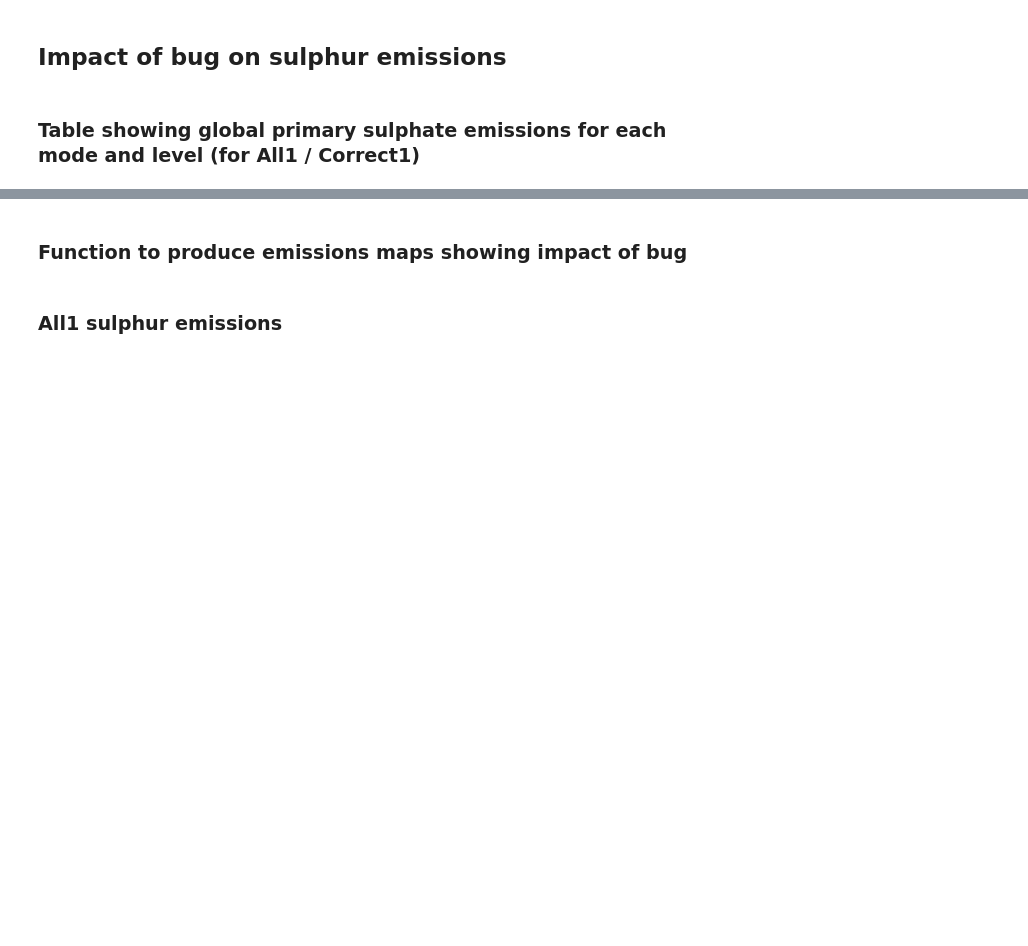
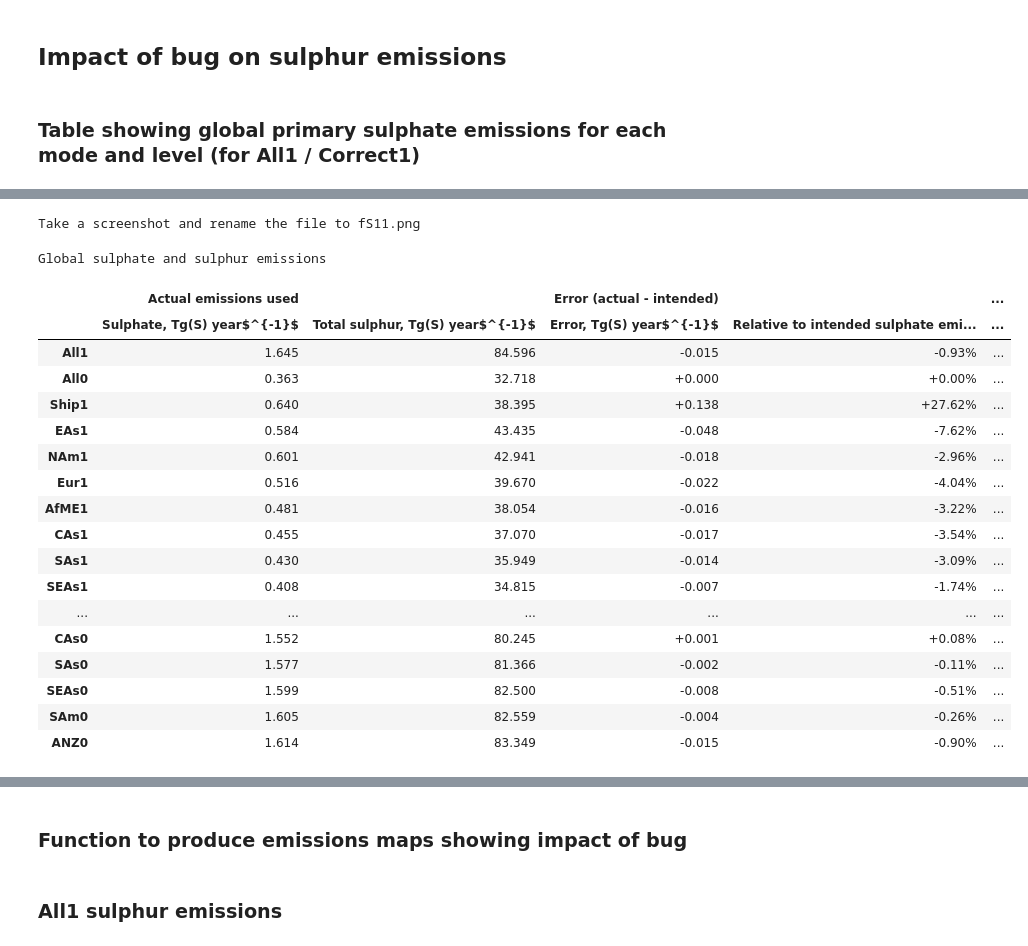
Before and after one commit to grandey/draft2017a-region-rfp, a Jupyter notebook: emissions_bug_draft2017a.ipynb, the cells around one changed output, grey strips where cells are left out. Saved outputs shown, nothing was run; the diff lists cells and outputs as text; code cells hidden in the pictures; blank space fills up the shorter version.

```diff
--- a/emissions_bug_draft2017a.ipynb
+++ b/emissions_bug_draft2017a.ipynb
@@ -162,0 +170,20 @@ Take a screenshot and rename the file to fS10.png
+# %%
+# Load land fraction for land-ocean masking
+landfrac = lib_draft2017a.load_landfrac()
+# If lon/lat not identical to emissions lon/lat, attempt to reindex
+dms = lib_draft2017a.load_emissions('dms', 'both', scenario=scenario)
+if climapy.xr_check_lon_lat_match(landfrac, dms) is not True:
+    print('Lon/lat coordinates not exactly equal. Attempting to reindex.')
+    landfrac = landfrac.reindex_like(dms, method='nearest', tolerance=1e-3)
+    if climapy.xr_check_lon_lat_match(landfrac, data) is not True:
+        print('Failed to reindex lon/lat coordinates!')
+    else:
+        print('Reindexing successful.')
+# Create land and ocean masks (containing 1s and 0s)
+land_ones = xr.where(landfrac == 1., 1, 0)  # 100% land
+ocean_ones = xr.where(landfrac == 0., 1, 0)  # 100% ocean
+coastal_ones = xr.where((landfrac > 0.) & (landfrac < 1.), 1, 0)  # mixed land and ocean
+# Print percentage of globe identified as land-only, ocean-only, and coastal
+print('land-only: {:.1%}'.format(float(climapy.xr_area_weighted_stat(land_ones, stat='mean'))))
+print('ocean-only: {:.1%}'.format(float(climapy.xr_area_weighted_stat(ocean_ones, stat='mean'))))
+print('"coastal": {:.1%}'.format(float(climapy.xr_area_weighted_stat(coastal_ones, stat='mean'))))
@@ -273,0 +306,28 @@ Take a screenshot and rename the file to fS11.png
+# %%
+# Display the table for both (land & ocean)
+# Note: the table may not be properly rendered when viewed on GitHub
+# Also print reminder to take screenshot
+print('Take a screenshot and rename the file to fS{:02}.png'.format(supp_figure_counter))
+supp_figure_counter += 1
+styler_dict['both']
+# %% [output]
+Take a screenshot and rename the file to fS11.png
+Global sulphate and sulphur emissions
+|  | Actual emissions used |  | Error (actual - intended) |  | ... |
+|  | Sulphate, Tg(S) year$^{-1}$ | Total sulphur, Tg(S) year$^{-1}$ | Error, Tg(S) year$^{-1}$ | Relative to intended sulphate emi... | ... |
+| All1 | 1.645 | 84.596 | -0.015 | -0.93% | ... |
+| All0 | 0.363 | 32.718 | +0.000 | +0.00% | ... |
+| Ship1 | 0.640 | 38.395 | +0.138 | +27.62% | ... |
+| EAs1 | 0.584 | 43.435 | -0.048 | -7.62% | ... |
+| NAm1 | 0.601 | 42.941 | -0.018 | -2.96% | ... |
+| Eur1 | 0.516 | 39.670 | -0.022 | -4.04% | ... |
+| AfME1 | 0.481 | 38.054 | -0.016 | -3.22% | ... |
+| CAs1 | 0.455 | 37.070 | -0.017 | -3.54% | ... |
+| SAs1 | 0.430 | 35.949 | -0.014 | -3.09% | ... |
+| SEAs1 | 0.408 | 34.815 | -0.007 | -1.74% | ... |
+| ... | ... | ... | ... | ... | ... |
+| CAs0 | 1.552 | 80.245 | +0.001 | +0.08% | ... |
+| SAs0 | 1.577 | 81.366 | -0.002 | -0.11% | ... |
+| SEAs0 | 1.599 | 82.500 | -0.008 | -0.51% | ... |
+| SAm0 | 1.605 | 82.559 | -0.004 | -0.26% | ... |
+| ANZ0 | 1.614 | 83.349 | -0.015 | -0.90% | ... |
```
Also changed, not shown: parts of 21 cells of this notebook, 2 other files.
